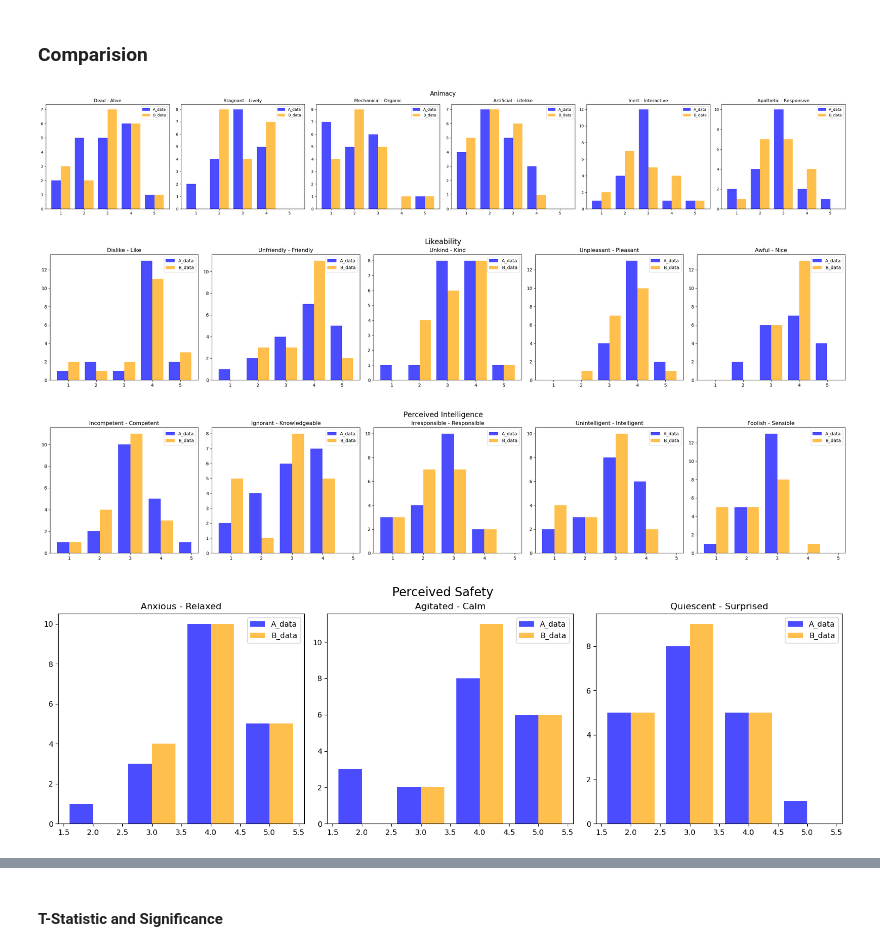
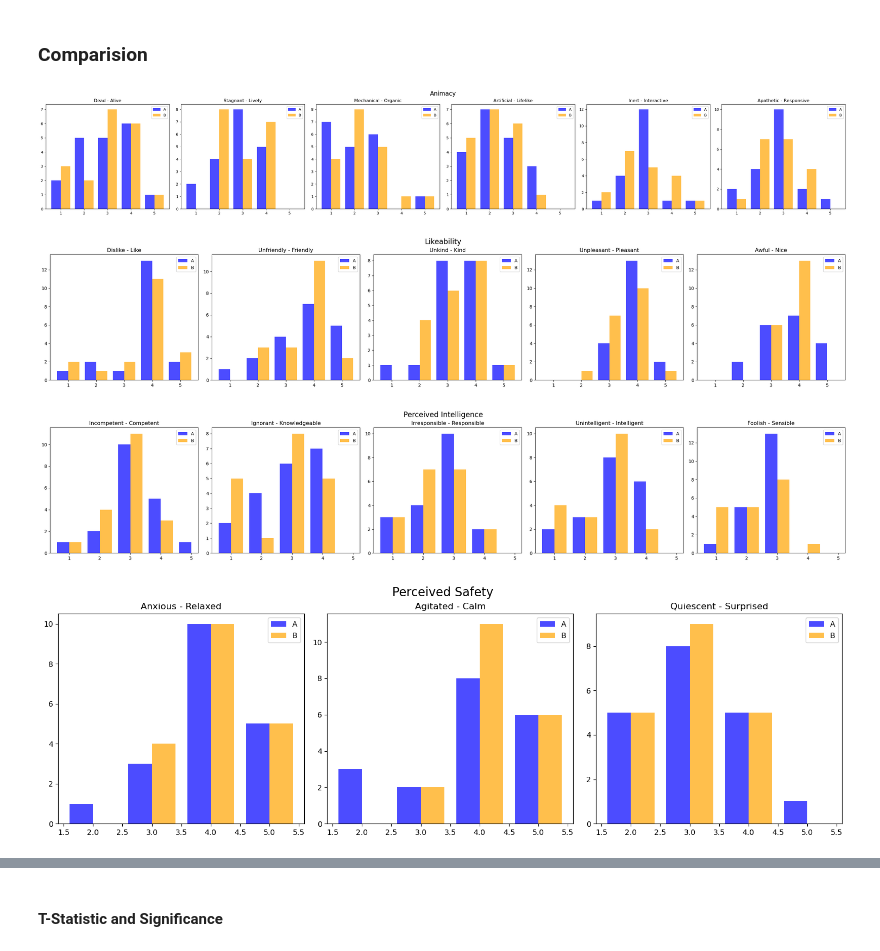
Before and after one commit to ebnerlena/can-I-joke-on-you, a Jupyter notebook: evaluation/ux_evaluation.ipynb, the cells around one changed output, grey strips where cells are left out. Cells and saved outputs as stored; diff of their text form; code cells hidden in the pictures.

```diff
--- a/evaluation/ux_evaluation.ipynb
+++ b/evaluation/ux_evaluation.ipynb
@@ -79,39 +79,39 @@ A_data
 # Function to plot bar charts for a given category for both A_data and B_data
 def plot_category(category_columns, A_data, B_data, title, num_cols=3):
     # Plotting subplots for each category
     fig, axs = plt.subplots(1, len(category_columns), figsize=(5 * len(category_columns), 5), sharex=True)
 
     # Plot questions for A_data
     for i, category in enumerate(category_columns):
-        axs[i].bar(A_data[category].value_counts().index - 0.2, A_data[category].value_counts().values, alpha=0.7, width=0.4, label='A_data', color='blue')
+        axs[i].bar(A_data[category].value_counts().index - 0.2, A_data[category].value_counts().values, alpha=0.7, width=0.4, label='A', color='blue')
 
     # Plot questions for B_data
     for i, category in enumerate(category_columns):
-        axs[i].bar(B_data[category].value_counts().index + 0.2, B_data[category].value_counts().values, alpha=0.7, width=0.4, label='B_data', color='orange')
+        axs[i].bar(B_data[category].value_counts().index + 0.2, B_data[category].value_counts().values, alpha=0.7, width=0.4, label='B', color='orange')
 
         axs[i].set_title(category)
         axs[i].legend()
 
     plt.tight_layout(rect=[0, 0.03, 1, 0.95])
     plt.suptitle(title, fontsize=16)
     plt.show()
 
 # Visualize animacy for both A_data and B_data
 plot_category(animacy_labels, A_data, B_data, "Animacy")
 
 # Visualize likeability for both A_data and B_data
 plot_category(likeability_labels, A_data, B_data, "Likeability")
 
 # Visualize perceived intelligence for both A_data and B_data
 plot_category(percived_intelligence_labels, A_data, B_data, "Perceived Intelligence")
 
 # Visualize perceived safety for both A_data and B_data
 plot_category(percived_safety_labels, A_data, B_data, "Perceived Safety")
 # %% [output]
-[figure, old version]
+[figure, new version]
-[figure, old version]
+[figure, new version]
-[figure, old version]
+[figure, new version]
-[figure, old version]
+[figure, new version]
 # %%
 # Function to plot bar charts for a given category for both A_data and B_data
 def plot_category(category_columns, A_data, B_data, title, num_cols=3):
```
Also changed, not shown: parts of 7 cells of this notebook.
